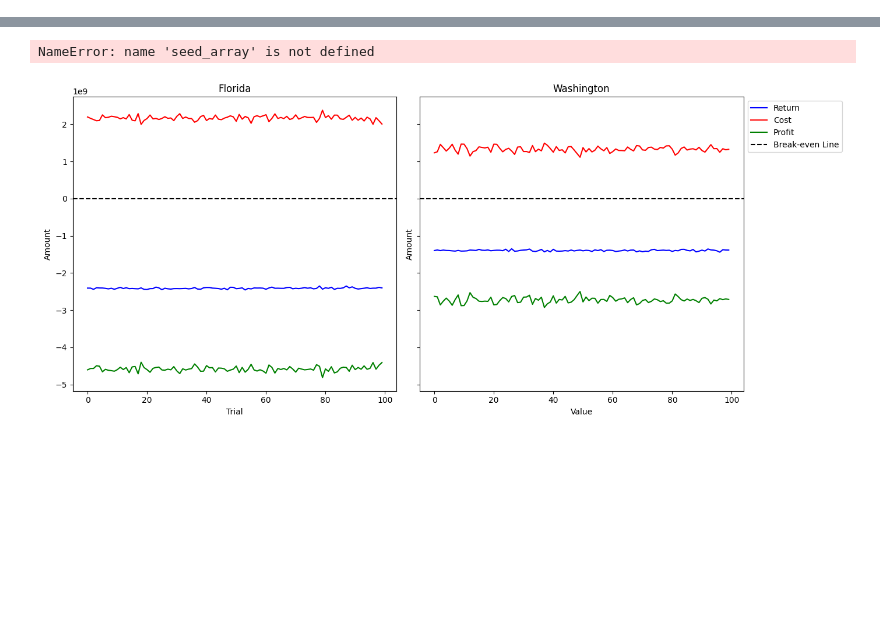
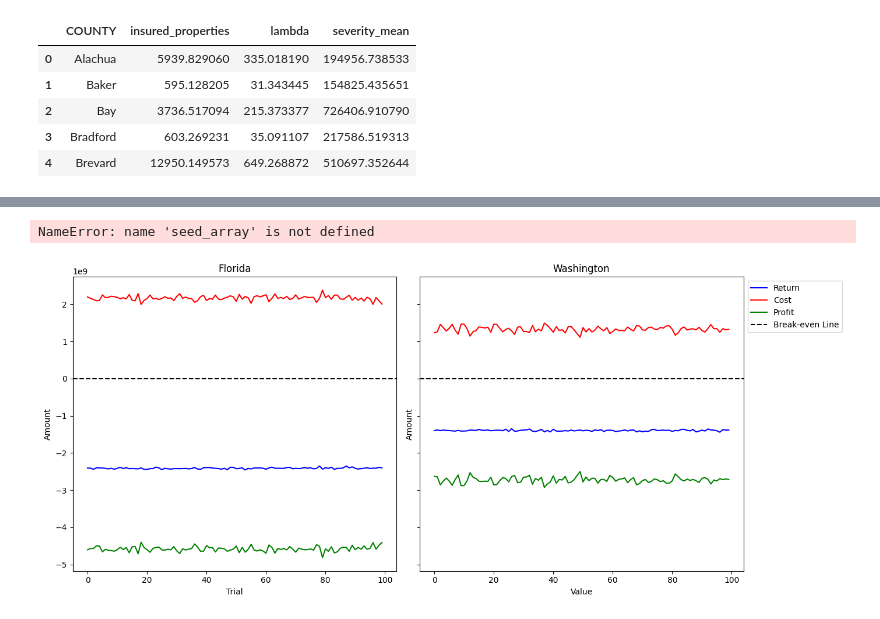
Before and after one commit to junomarques17/numerical_methods_project, a Jupyter notebook: main.ipynb, the cells around one changed output, grey strips where cells are left out. Drawn from its saved outputs; the diff is of its cells as text; code cells hidden in the pictures; blank space fills up the shorter version.

```diff
--- a/main.ipynb
+++ b/main.ipynb
@@ -3,7 +3,7 @@
 MARKET_SHARE = 0.05 # from
 AVERAGE_HOUSEHOLD_SIZE = 2.5 # US average according to ...
 # recommended default baseline (actuarial starting point). Tune / replace with real data if available.
-BASE_RATE = 0.01  # 1% annual claim probability per property (sensible starting point)
+BASE_RATE = 1 / 18  # 1% annual claim probability per property (sensible starting point)
 NUM_TRIALS = 100  # Monte Carlo draws per county/state
 # %%
 # imports
@@ -234,0 +118,41 @@ Washington state loss samples: [29457.11399477 26896.5768948  28402.70916032 284
+# %%
+import numpy as np
+
+def generate_county_level_parameters(location, perturb_std_lambda=0.05, perturb_std_severity=0.1, random_state=None):
+    """
+    Produce county-level stochastic frequency (lambda) and severity.
+
+    Args:
+        location: dict containing df_clean / df_glm
+        perturb_std_lambda: relative std dev for lambda perturbation (5% default)
+        perturb_std_severity: relative std dev for severity perturbation (10% default)
+        random_state: seed for reproducibility
+    """
+    rng = np.random.default_rng(random_state)
+    df = location["df_glm"].copy()
+
+    # --- Perturb lambda around base ---
+    df["lambda"] = df["lambda_base"] * (1 + rng.normal(0, perturb_std_lambda, size=len(df)))
+    df["lambda"] = df["lambda"].clip(lower=0.01)  # prevent negative lambda
+
+    # --- Perturb severity around mean ---
+    df["severity_mean"] = df["severity_mean"] * (1 + rng.normal(0, perturb_std_severity, size=len(df)))
+    df["severity_mean"] = df["severity_mean"].clip(lower=1000)  # prevent absurdly low severity
+
+
+    location["df_sim"] = df
+    return location
+
+# Apply to both states
+FLORIDA = generate_county_level_parameters(FLORIDA, random_state=42)
+WASHINGTON = generate_county_level_parameters(WASHINGTON, random_state=42)
+
+# Quick check
+FLORIDA["df_sim"][["COUNTY", "insured_properties", "lambda", "severity_mean"]].head()
+# %% [output]
+|  | COUNTY | insured_properties | lambda | severity_mean |
+| 0 | Alachua | 5939.829060 | 335.018190 | 194956.738533 |
+| 1 | Baker | 595.128205 | 31.343445 | 154825.435651 |
+| 2 | Bay | 3736.517094 | 215.373377 | 726406.910790 |
+| 3 | Bradford | 603.269231 | 35.091107 | 217586.519313 |
+| 4 | Brevard | 12950.149573 | 649.268872 | 510697.352644 |
```
Also changed, not shown: parts of 8 cells of this notebook.
